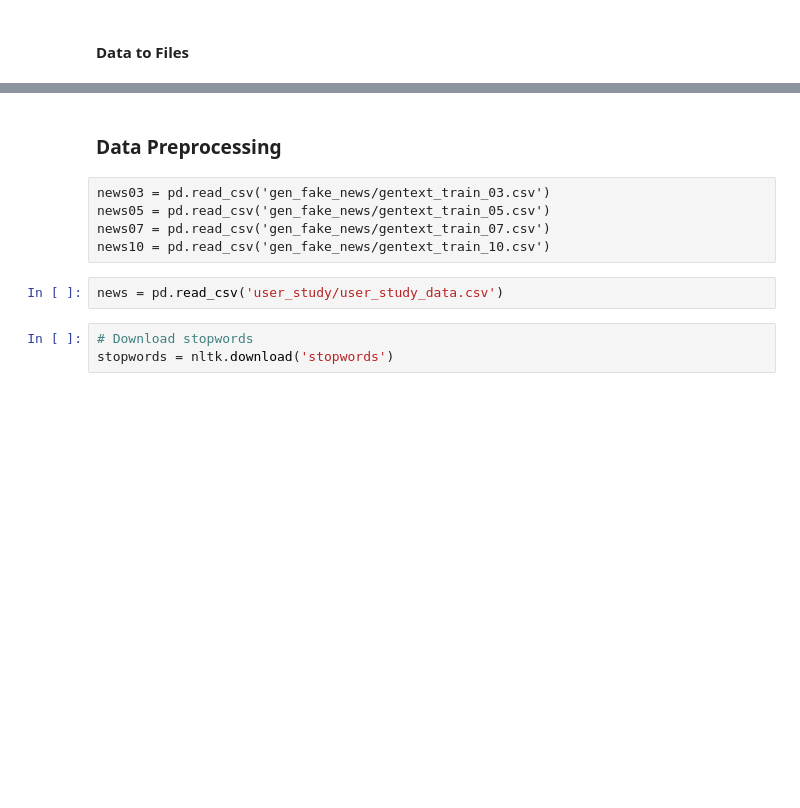
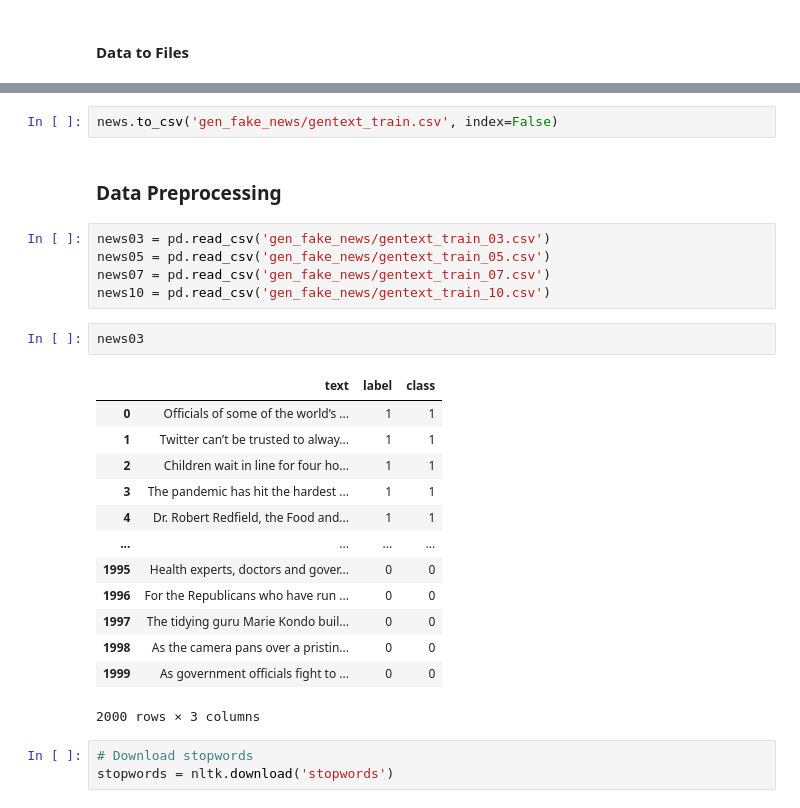
Before and after one commit to yvette-yifei-li/Gpt-2-fake-news, a Jupyter notebook: SVM_classifier.ipynb, the cells around one changed output, grey strips where cells are left out. Drawn from its saved outputs; the diff is of its cells as text; blank space fills up the shorter version.

```diff
--- a/SVM_classifier.ipynb
+++ b/SVM_classifier.ipynb
@@ -118,12 +122,28 @@ news.to_csv('gen_fake_news/gentext_train.csv', index=False)
+# %%
+news.to_csv('gen_fake_news/gentext_train.csv', index=False)
 # %% [markdown]
 ### Data Preprocessing
-# %% [raw]
-news03 = pd.read_csv('gen_fake_news/gentext_train_03.csv')
-news05 = pd.read_csv('gen_fake_news/gentext_train_05.csv')
-news07 = pd.read_csv('gen_fake_news/gentext_train_07.csv')
-news10 = pd.read_csv('gen_fake_news/gentext_train_10.csv')
-# %%
-news = pd.read_csv('user_study/user_study_data.csv')
+# %%
+news03 = pd.read_csv('gen_fake_news/gentext_train_03.csv')
+news05 = pd.read_csv('gen_fake_news/gentext_train_05.csv')
+news07 = pd.read_csv('gen_fake_news/gentext_train_07.csv')
+news10 = pd.read_csv('gen_fake_news/gentext_train_10.csv')
+# %%
+news03
+# %% [output]
+|  | text | label | class |
+| 0 | Officials of some of the world’s ... | 1 | 1 |
+| 1 | Twitter can’t be trusted to alway... | 1 | 1 |
+| 2 | Children wait in line for four ho... | 1 | 1 |
+| 3 | The pandemic has hit the hardest ... | 1 | 1 |
+| 4 | Dr. Robert Redfield, the Food and... | 1 | 1 |
+| ... | ... | ... | ... |
+| 1995 | Health experts, doctors and gover... | 0 | 0 |
+| 1996 | For the Republicans who have run ... | 0 | 0 |
+| 1997 | The tidying guru Marie Kondo buil... | 0 | 0 |
+| 1998 | As the camera pans over a pristin... | 0 | 0 |
+| 1999 | As government officials fight to ... | 0 | 0 |
+2000 rows × 3 columns
 # %%
 # Download stopwords
 stopwords = nltk.download('stopwords')
```
Also changed, not shown: parts of 51 cells of this notebook, 2 other files.
